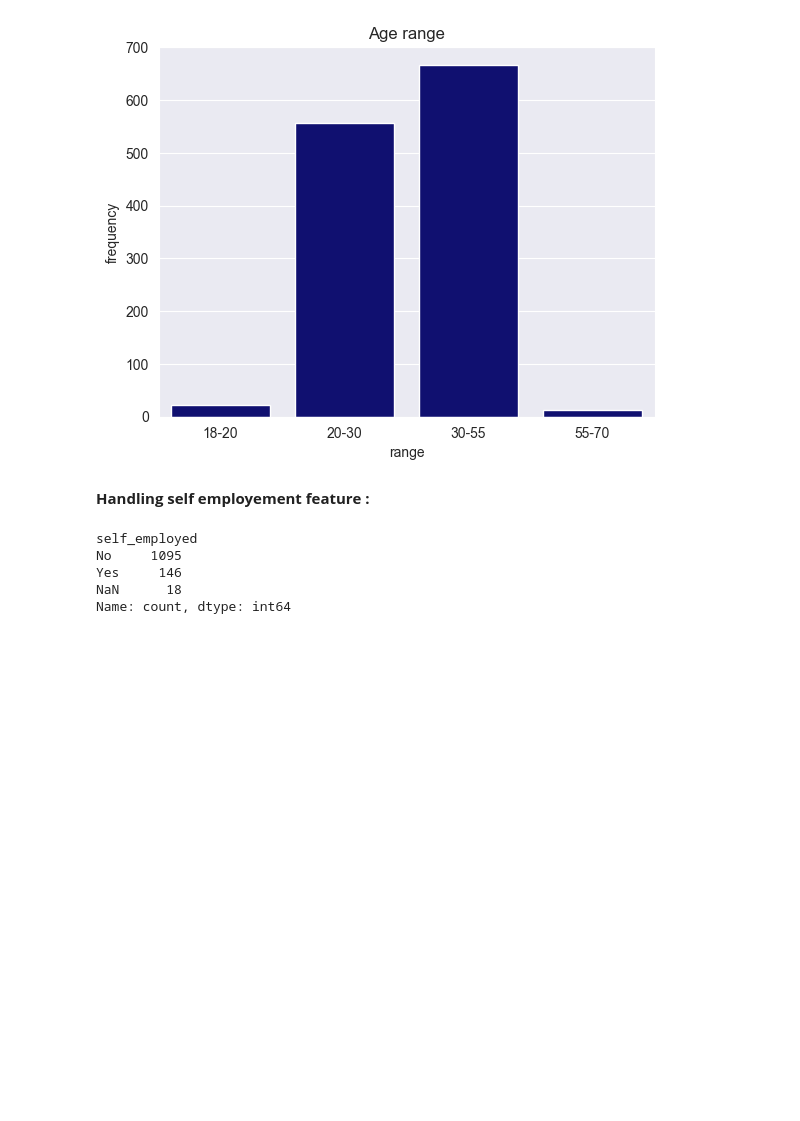
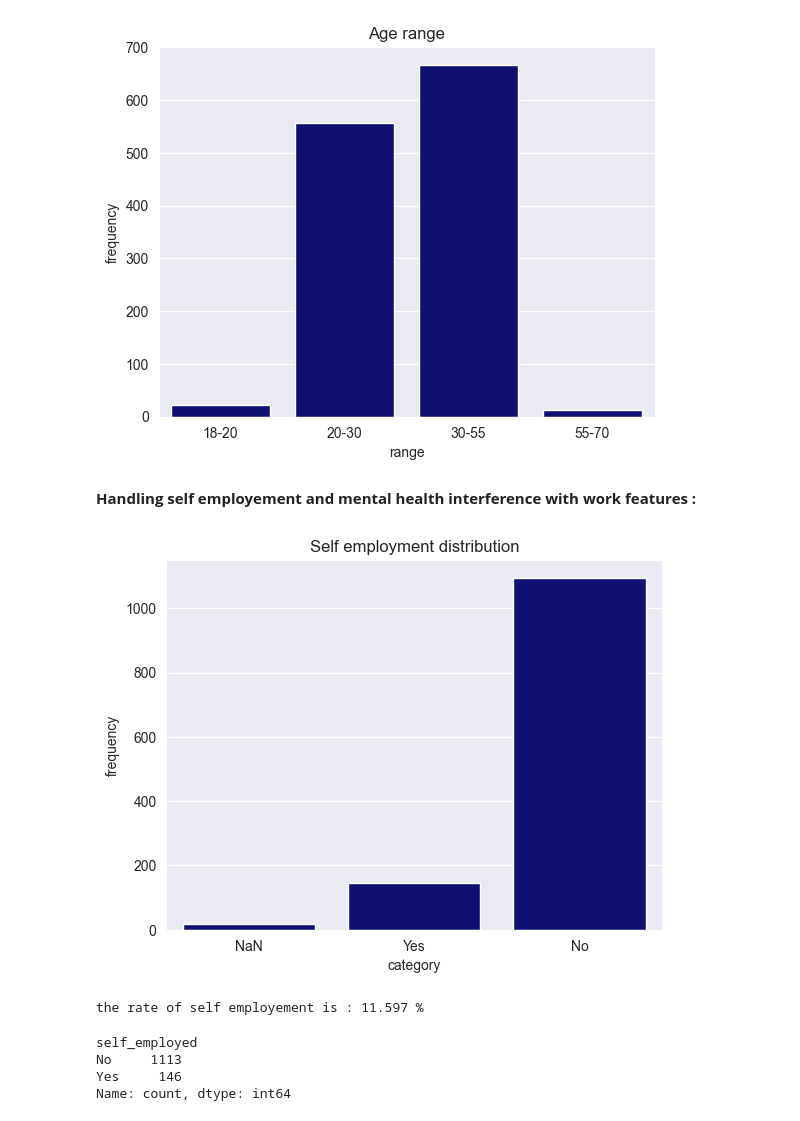
Before and after one commit to D0esN0tM1tter/data_mining_project, a Jupyter notebook: notebook.ipynb, the cells around one changed output. Drawn from its saved outputs; the diff is of its cells as text; code cells hidden in the pictures; blank space fills up the shorter version.

```diff
--- a/notebook.ipynb
+++ b/notebook.ipynb
@@ -274,19 +291,34 @@ plt.ylabel('frequency')
 plt.show()
 # %% [output]
 [figure]
+# %%
+df = df.iloc[: , : -1] #Removing the age range feature
 # %% [markdown]
-**Handling self employement feature :**
+**Handling self employement and mental health interference with work features :**
 # %%
 # Let's first inspect the distribution of the feature :
 sns.set_style('darkgrid')
 sns.countplot( x =  'self_employed' , data = df , color = 'navy' )
 plt.title('Self employment distribution')
-plt.xlabel('range')
+plt.xlabel('category')
 plt.ylabel('frequency')
 plt.show()
 # %% [output]
-self_employed
-No     1095
-Yes     146
-NaN      18
-Name: count, dtype: int64
+[figure, added]
+# %%
+# We notice that self employment rate is very small :
+condition = ( df['self_employed'] == 'Yes')
+df_filtered = df.loc[condition , 'self_employed']
+self_empl_rate = (df_filtered.count() / df['self_employed'].count())
+print(f'the rate of self employement is : {round( self_empl_rate * 100, 3)} %')
+# %% [output]
+the rate of self employement is : 11.597 %
+# %%
+# It is safe to assume that the rest of NaN values are not self employed :
+df['self_employed'] = df['self_employed'].apply(lambda x : 'No' if (x == 'NaN') else x)
+df['self_employed'].value_counts()
+# %% [output]
+self_employed
+No     1113
+Yes     146
+Name: count, dtype: int64
```
Also changed, not shown: parts of 17 cells of this notebook, 2 other files.
